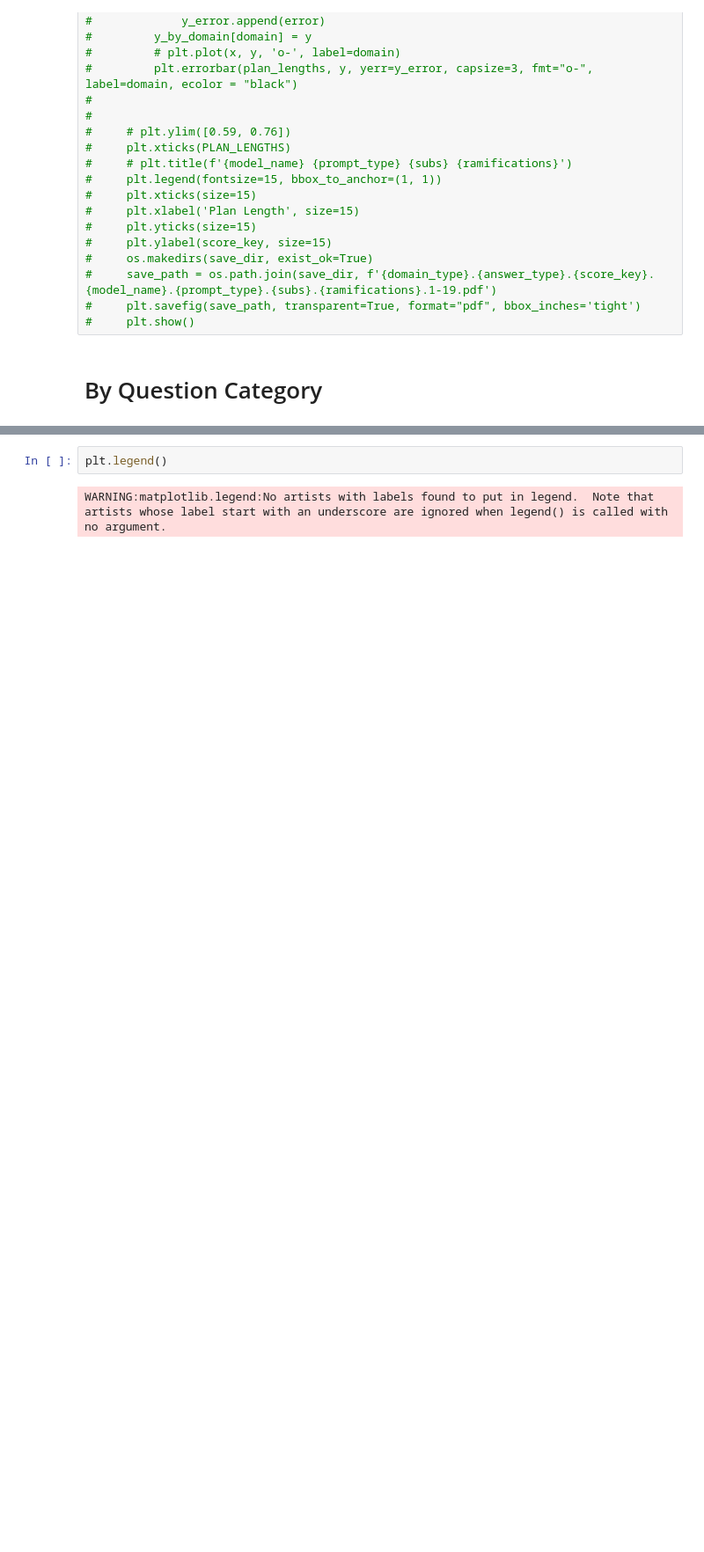
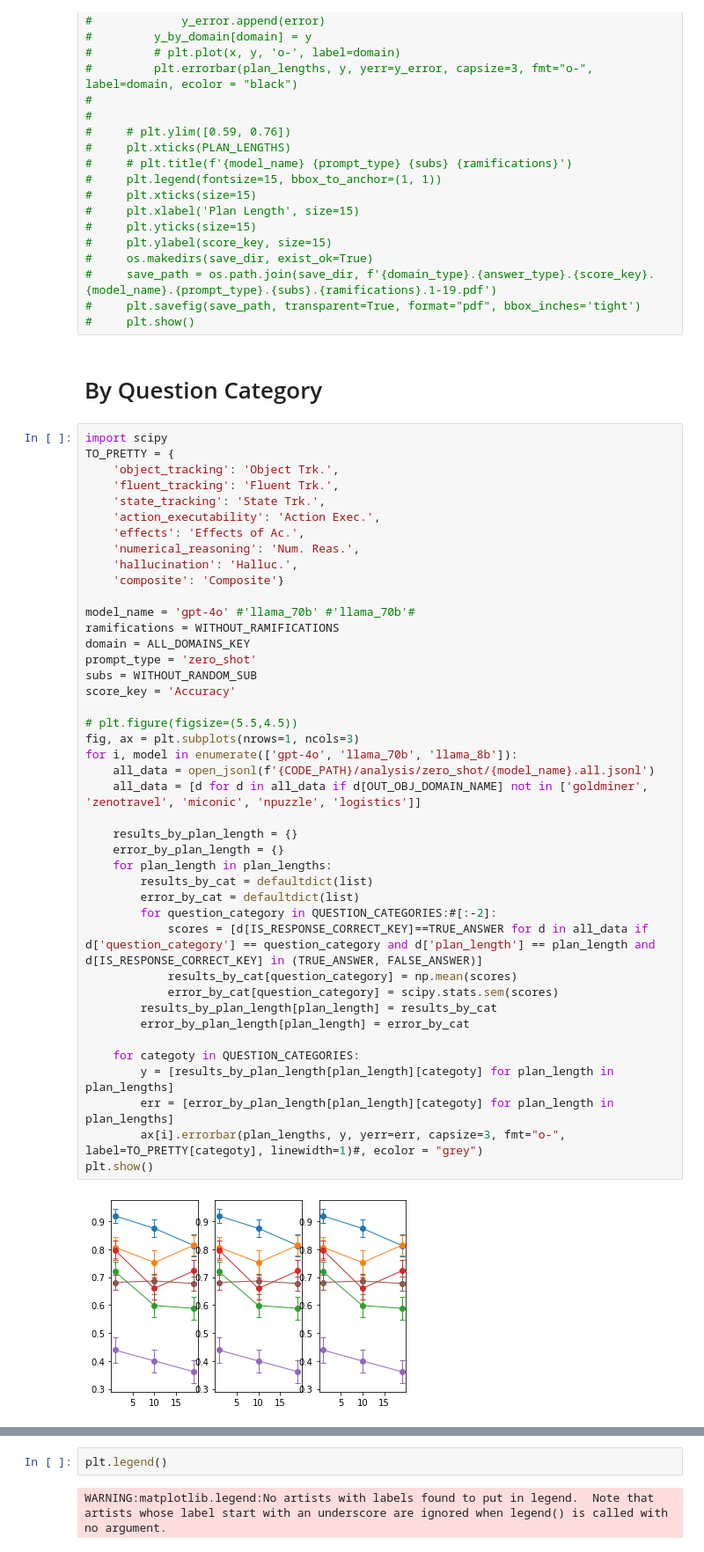
Before and after one commit to izuminka/reasoning_about_actions, a Jupyter notebook: analysis/plots/by_plan_length.ipynb, the cells around one changed output, grey strips where cells are left out. Shown at 88% size. Cells and saved outputs as stored; diff of their text form; blank space fills up the shorter version.

Commit message:
plot updates and clean ups

```diff
--- a/analysis/plots/by_plan_length.ipynb
+++ b/analysis/plots/by_plan_length.ipynb
@@ -102,3 +117,47 @@ plan_lengths = [1, 10, 19]
 #     plt.show()
 # %% [markdown]
 # By Question Category
+# %%
+import scipy
+TO_PRETTY = {
+    'object_tracking': 'Object Trk.',
+    'fluent_tracking': 'Fluent Trk.',
+    'state_tracking': 'State Trk.',
+    'action_executability': 'Action Exec.',
+    'effects': 'Effects of Ac.',
+    'numerical_reasoning': 'Num. Reas.',
+    'hallucination': 'Halluc.',
+    'composite': 'Composite'}
+
+model_name = 'gpt-4o' #'llama_70b' #'llama_70b'#
+ramifications = WITHOUT_RAMIFICATIONS
+domain = ALL_DOMAINS_KEY
+prompt_type = 'zero_shot'
+subs = WITHOUT_RANDOM_SUB
+score_key = 'Accuracy'
+
+# plt.figure(figsize=(5.5,4.5))
+fig, ax = plt.subplots(nrows=1, ncols=3)
+for i, model in enumerate(['gpt-4o', 'llama_70b', 'llama_8b']):
+    all_data = open_jsonl(f'{CODE_PATH}/analysis/zero_shot/{model_name}.all.jsonl')
+    all_data = [d for d in all_data if d[OUT_OBJ_DOMAIN_NAME] not in ['goldminer', 'zenotravel', 'miconic', 'npuzzle', 'logistics']]
+
+    results_by_plan_length = {}
+    error_by_plan_length = {}
+    for plan_length in plan_lengths:
+        results_by_cat = defaultdict(list)
+        error_by_cat = defaultdict(list)
+        for question_category in QUESTION_CATEGORIES:#[:-2]:
+            scores = [d[IS_RESPONSE_CORRECT_KEY]==TRUE_ANSWER for d in all_data if d['question_category'] == question_category and d['plan_length'] == plan_length and d[IS_RESPONSE_CORRECT_KEY] in (TRUE_ANSWER, FALSE_ANSWER)]
+            results_by_cat[question_category] = np.mean(scores)
+            error_by_cat[question_category] = scipy.stats.sem(scores)
+        results_by_plan_length[plan_length] = results_by_cat
+        error_by_plan_length[plan_length] = error_by_cat
+
+    for categoty in QUESTION_CATEGORIES:
+        y = [results_by_plan_length[plan_length][categoty] for plan_length in plan_lengths]
+        err = [error_by_plan_length[plan_length][categoty] for plan_length in plan_lengths]
+        ax[i].errorbar(plan_lengths, y, yerr=err, capsize=3, fmt="o-", label=TO_PRETTY[categoty], linewidth=1)#, ecolor = "grey")
+plt.show()
+# %% [output]
+[figure, added]
```
Also changed, not shown: parts of 5 cells of this notebook, 5 other files.
